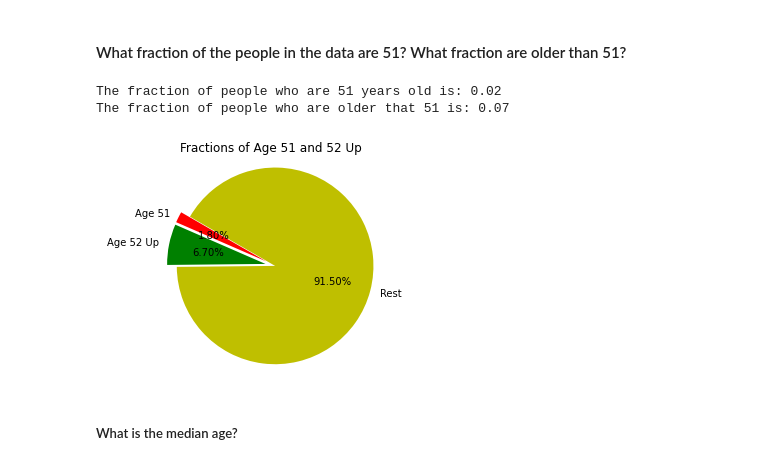
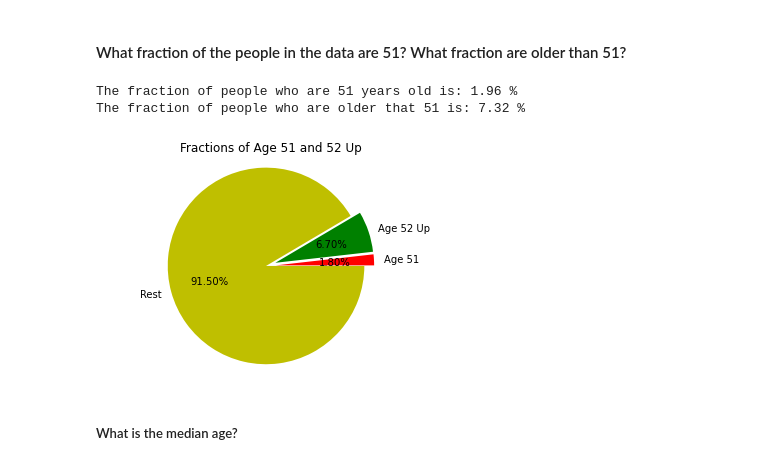
Before and after one commit to rodsunio/BSIP_Assignment_1_Students, a Jupyter notebook: stats_asn_1_stud_temp.ipynb, the cells around one changed output. Drawn from its saved outputs; the diff is of its cells as text; code cells hidden in the pictures.

```diff
--- a/stats_asn_1_stud_temp.ipynb
+++ b/stats_asn_1_stud_temp.ipynb
@@ -92,30 +92,27 @@ thinkplot.Show(xlabel="Age", ylabel="Percentage")
 # %%
 df_age_51 = df[df["Age"] ==51]
 df_age_52up = df[df["Age"] >=52]
-count_all_age = df.Age.count()
-count_age51 = df_age_51.Age.count()
-count_age52_up = df_age_52up.Age.count()
 
-print("The fraction of people who are 51 years old is:", round(count_age51 / count_all_age, 2))
-print("The fraction of people who are older that 51 is:", round(count_age52_up / count_all_age, 2))
+print("The fraction of people who are 51 years old is:", round(df_age_51.Age.count() / df.Age.count() * 100, 2),"%")
+print("The fraction of people who are older that 51 is:", round(df_age_52up.Age.count() / df.Age.count() * 100, 2),"%")
 # %% [output]
-The fraction of people who are 51 years old is: 0.02
-The fraction of people who are older that 51 is: 0.07
+The fraction of people who are 51 years old is: 1.96 %
+The fraction of people who are older that 51 is: 7.32 %
 # %%
 labels = 'Age 51', 'Age 52 Up', 'Rest'
-sections = [count_age51, count_age52_up, count_all_age]
+sections = [df_age_51.Age.count(), df_age_52up.Age.count(), df.Age.count()]
 colors = ['r', 'g', 'y']
 
 plt.pie(sections, labels=labels, colors=colors,
-        startangle=150,
+        startangle=0,
         explode = (0.1, 0.1, 0),
         autopct = '%1.2f%%')
 
-plt.axis('equal') # Try commenting this out.
+plt.axis('equal')
 plt.title('Fractions of Age 51 and 52 Up')
 plt.show()
 # %% [output]
-[figure, old version]
+[figure, new version]
 # %% [markdown]
 ##### What is the median age?
 # %%
```
Also changed, not shown: parts of 8 cells of this notebook.
